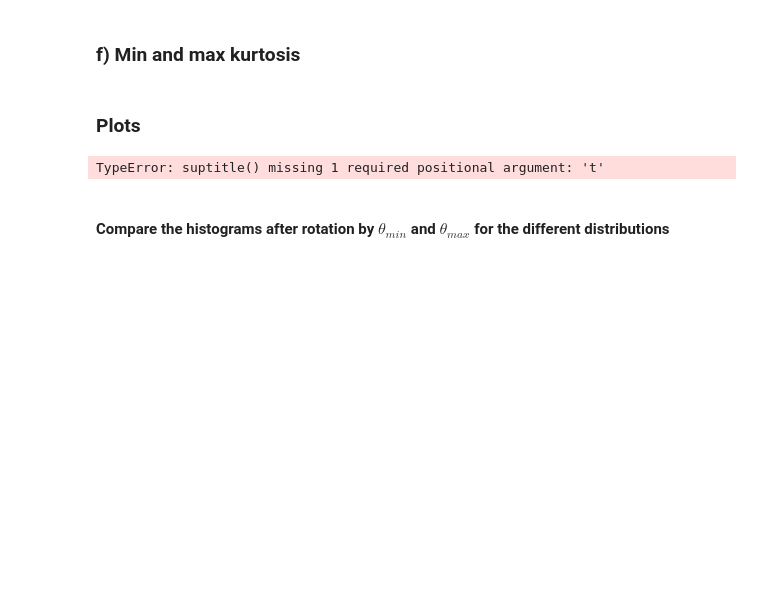
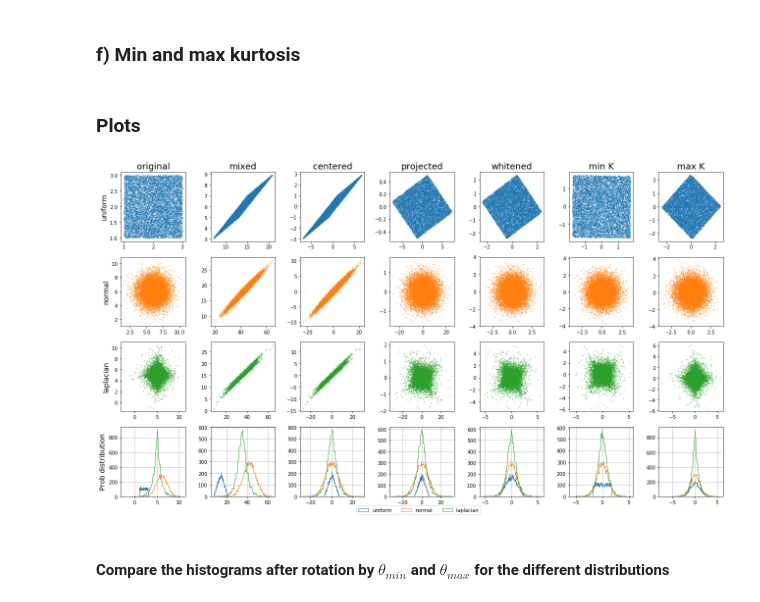
Before and after one commit to psrmx/The_Chantastic4, a Jupyter notebook: PS06/MI2_ES06_TheChantastic4.ipynb, the cells around one changed output. Drawn from its saved outputs; the diff is of its cells as text; code cells hidden in the pictures; blank space fills up the shorter version.

```diff
--- a/PS06/MI2_ES06_TheChantastic4.ipynb
+++ b/PS06/MI2_ES06_TheChantastic4.ipynb
@@ -226,24 +241,24 @@ sol_max = np.array([sol_R[i,max_k[i],:,:] for i in range(3)])
 # %%
 # A lot of plots
 f, axes = plt.subplots(4, 7, figsize=(18, 10))
 to_plot = [s, mix_s, mix_c, sol, mix_w, sol_min, sol_max]
 titles = ["original", "mixed", "centered", "projected", "whitened", "min K", "max K"]
 labels = ["uniform", "normal", "laplacian"]
 colors = ["C0", "C1", "C2"]
 for i in range(3):
     for j, d in enumerate(to_plot):
         axes[i,j].scatter(d[i,0,:], d[i,1,:], s=1, c=colors[i], alpha=0.5)
         axes[0,j].set_title("%s" %titles[j], size=18)
         axes[i,0].set_ylabel("%s" %labels[i], size=14)
 
         axes[3,j].hist(d[i,0,:], bins=100, histtype='step', label=labels[i])
         axes[3,j].grid()
 axes[3,0].set_ylabel("Prob distribution", size=14)
-plt.suptitle()
+plt.suptitle('')
 plt.legend(ncol=3, bbox_to_anchor=(-2.75,-0.1))
 plt.tight_layout()
 plt.show()
 # %% [output]
-TypeError: suptitle() missing 1 required positional argument: 't'
+[figure, added]
 # %% [markdown]
 #### Compare the histograms after rotation by $\theta_{min}$ and $\theta_{max}$ for the different distributions
```
Also changed, not shown: parts of 5 cells of this notebook, 3 other files.
